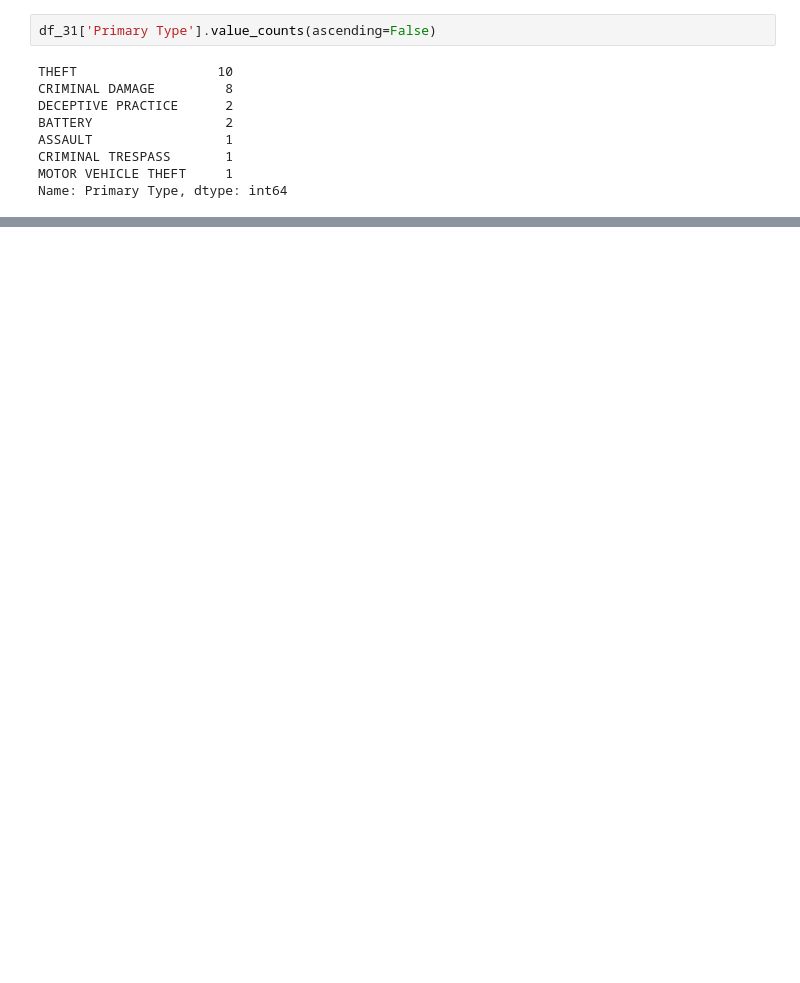
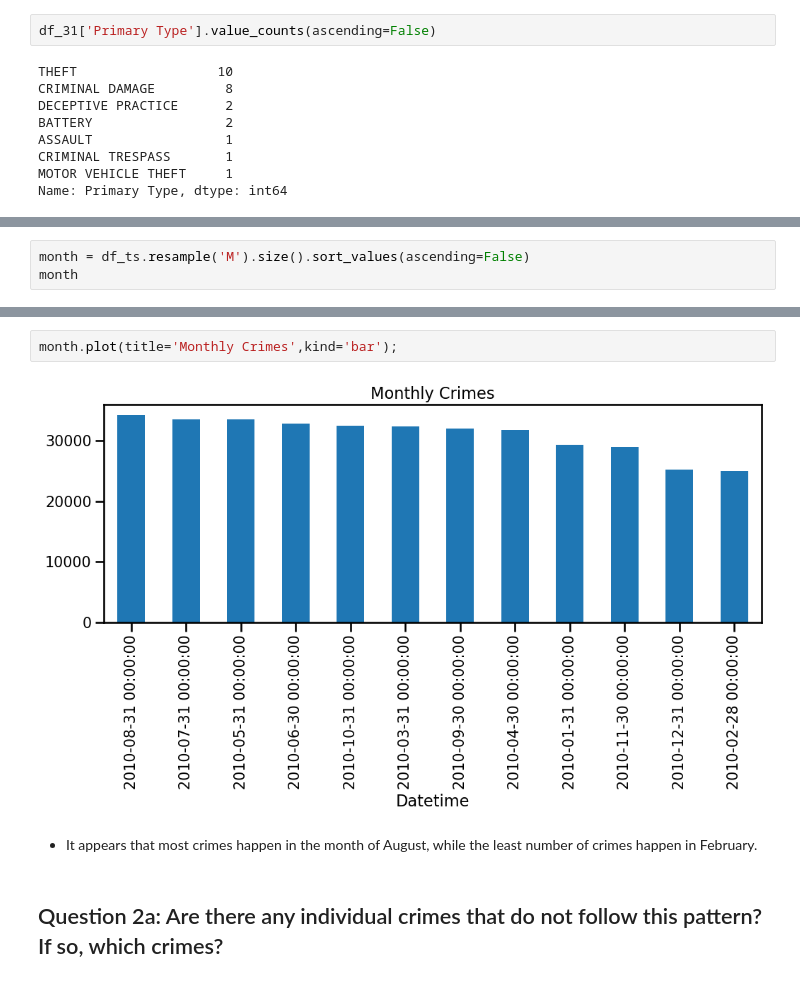
Before and after one commit to joshlensing/Project-4--Chicago-crime-data, a Jupyter notebook: Project 4 - Stakeholder Questions.ipynb, the cells around one changed output, grey strips where cells are left out. Cells and saved outputs as stored; diff of their text form; blank space fills up the shorter version.

```diff
--- a/Project 4 - Stakeholder Questions.ipynb
+++ b/Project 4 - Stakeholder Questions.ipynb
@@ -185,0 +284,3 @@ Name: Primary Type, dtype: int64
+# %%
+month = df_ts.resample('M').size().sort_values(ascending=False)
+month
@@ -185,0 +302,8 @@ Name: Primary Type, dtype: int64
+# %%
+month.plot(title='Monthly Crimes',kind='bar');
+# %% [output]
+[figure, added]
+# %% [markdown]
+- It appears that most crimes happen in the month of August, while the least number of crimes happen in February.
+# %% [markdown]
+## Question 2a: Are there any individual crimes that do not follow this pattern? If so, which crimes?
```
Also changed, not shown: parts of 29 cells of this notebook, 1 other file.
